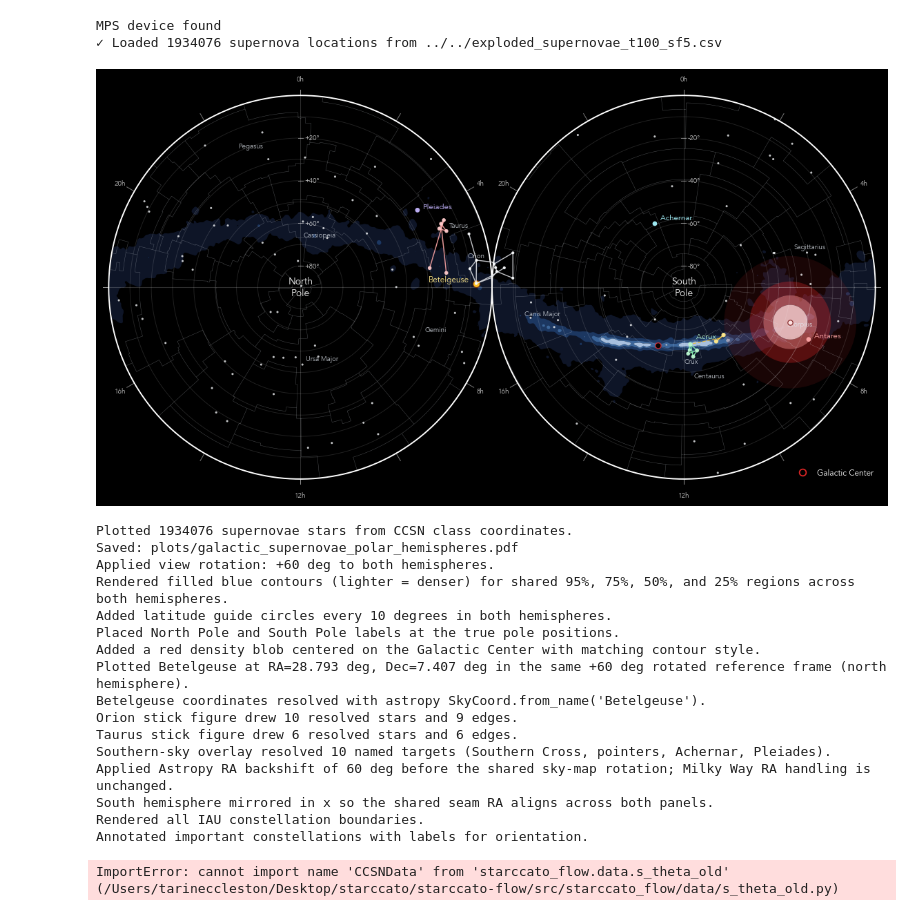
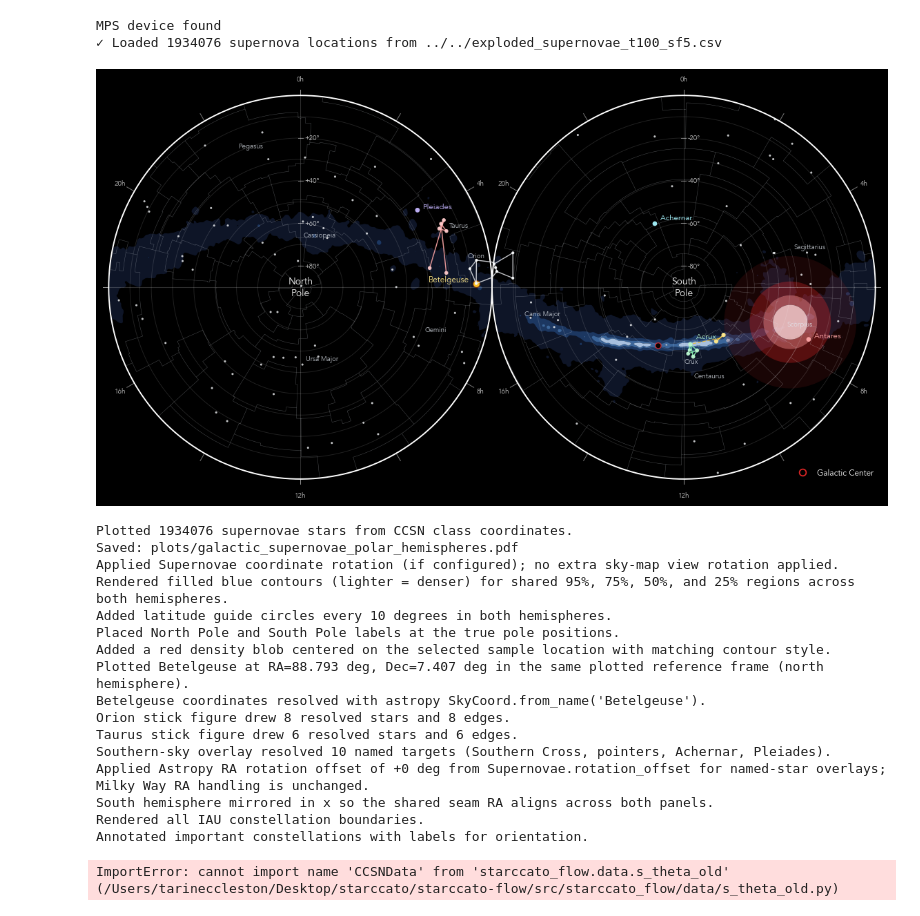
Before and after one commit to starccato/starccato-flow, a Jupyter notebook: visualise_galactic_supernovae.ipynb, the cells around one changed output. Cells and saved outputs as stored; diff of their text form; code cells hidden in the pictures.

```diff
--- a/visualise_galactic_supernovae.ipynb
+++ b/visualise_galactic_supernovae.ipynb
@@ -9,38 +9,39 @@ import importlib
 import starccato_flow.plotting.sky as sky_plotting
 importlib.reload(sky_plotting)
 
+import numpy as np
+
 # Load supernova locations with proper galactic-to-equatorial transformation
-ccsn = Supernovae(locations_file='../../exploded_supernovae_t100_sf5.csv')
+ccsn = Supernovae(locations_file='../../exploded_supernovae_t100_sf5.csv', rotation_offset=np.deg2rad(60.0))
 # %% [output]
 MPS device found
 ✓ Loaded 1934076 supernova locations from ../../exploded_supernovae_t100_sf5.csv
 # %%
 from starccato_flow.plotting.sky import plot_galactic_supernovae_polar_hemispheres
 
 plot_galactic_supernovae_polar_hemispheres(
     ccsn,
     fname='plots/galactic_supernovae_polar_hemispheres.pdf',
-    rotation_deg=60.0,
     show_constellation_borders=True,
     show_important_constellation_labels=True,
     show=True,
     dpi=160,
 )
 # %% [output]
-[figure, old version]
+[figure, new version]
 Plotted 1934076 supernovae stars from CCSN class coordinates.
 Saved: plots/galactic_supernovae_polar_hemispheres.pdf
-Applied view rotation: +60 deg to both hemispheres.
+Applied Supernovae coordinate rotation (if configured); no extra sky-map view rotation applied.
 Rendered filled blue contours (lighter = denser) for shared 95%, 75%, 50%, and 25% regions across both hemispheres.
 Added latitude guide circles every 10 degrees in both hemispheres.
 Placed North Pole and South Pole labels at the true pole positions.
-Added a red density blob centered on the Galactic Center with matching contour style.
-Plotted Betelgeuse at RA=28.793 deg, Dec=7.407 deg in the same +60 deg rotated reference frame (north hemisphere).
+Added a red density blob centered on the selected sample location with matching contour style.
+Plotted Betelgeuse at RA=88.793 deg, Dec=7.407 deg in the same plotted reference frame (north hemisphere).
 Betelgeuse coordinates resolved with astropy SkyCoord.from_name('Betelgeuse').
-Orion stick figure drew 10 resolved stars and 9 edges.
+Orion stick figure drew 8 resolved stars and 8 edges.
 Taurus stick figure drew 6 resolved stars and 6 edges.
 Southern-sky overlay resolved 10 named targets (Southern Cross, pointers, Achernar, Pleiades).
-Applied Astropy RA backshift of 60 deg before the shared sky-map rotation; Milky Way RA handling is unchanged.
+Applied Astropy RA rotation offset of +0 deg from Supernovae.rotation_offset for named-star overlays; Milky Way RA handling is unchanged.
 South hemisphere mirrored in x so the shared seam RA aligns across both panels.
 Rendered all IAU constellation boundaries.
 Annotated important constellations with labels for orientation.
```
Also changed, not shown: 6 other files.
